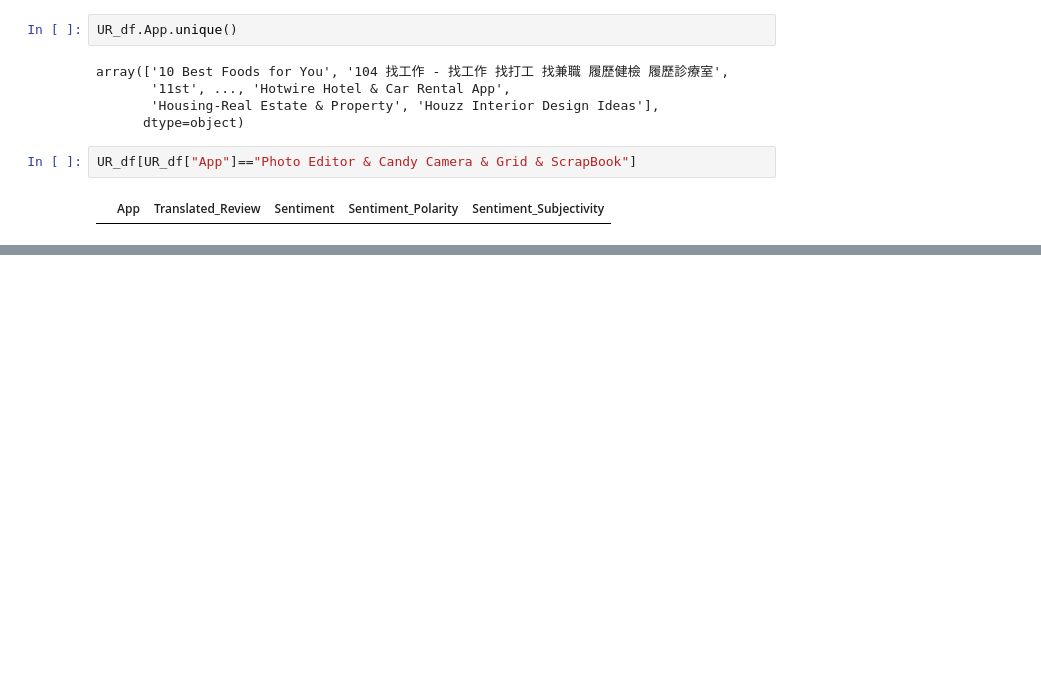
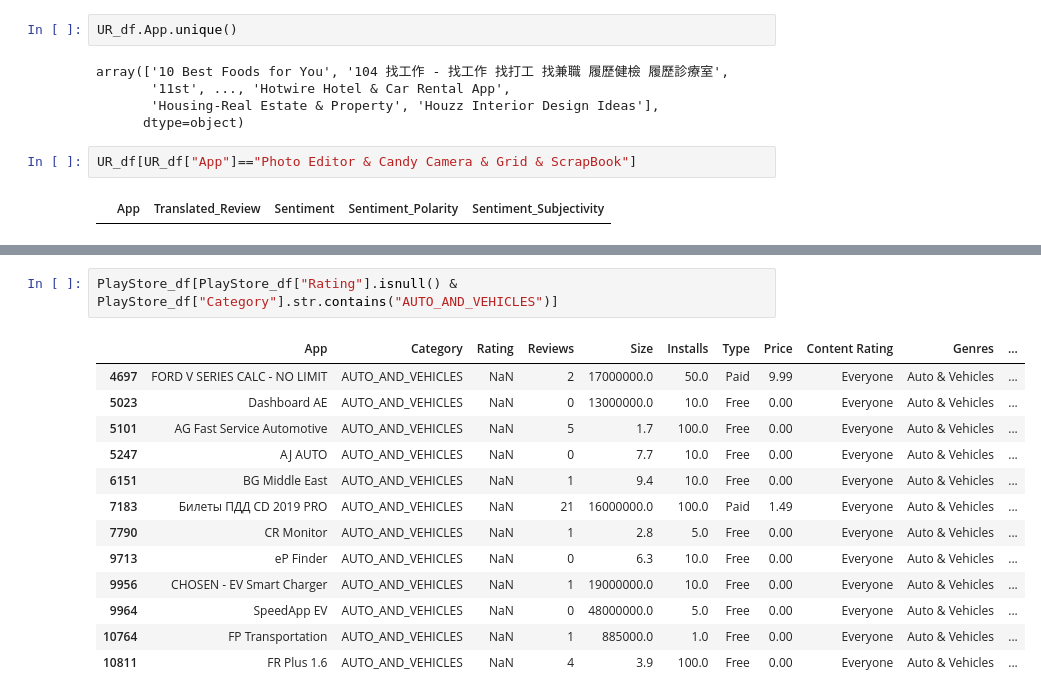
Before and after one commit to Amrutha123BS/Play-Store-App-Review-Analysis, a Jupyter notebook: Play_Store_App_Review_Analysis_Capstone_Project.ipynb, the cells around one changed output, grey strips where cells are left out. Drawn from its saved outputs; the diff is of its cells as text; blank space fills up the shorter version.

```diff
--- a/Play_Store_App_Review_Analysis_Capstone_Project.ipynb
+++ b/Play_Store_App_Review_Analysis_Capstone_Project.ipynb
@@ -727,0 +882,16 @@ PlayStore_df.tail()
+# %%
+PlayStore_df[PlayStore_df["Rating"].isnull() & PlayStore_df["Category"].str.contains("AUTO_AND_VEHICLES")]
+# %% [output]
+|  | App | Category | Rating | Reviews | Size | Installs | Type | Price | Content Rating | Genres | ... |
+| 4697 | FORD V SERIES CALC - NO LIMIT | AUTO_AND_VEHICLES | NaN | 2 | 17000000.0 | 50.0 | Paid | 9.99 | Everyone | Auto & Vehicles | ... |
+| 5023 | Dashboard AE | AUTO_AND_VEHICLES | NaN | 0 | 13000000.0 | 10.0 | Free | 0.00 | Everyone | Auto & Vehicles | ... |
+| 5101 | AG Fast Service Automotive | AUTO_AND_VEHICLES | NaN | 5 | 1.7 | 100.0 | Free | 0.00 | Everyone | Auto & Vehicles | ... |
+| 5247 | AJ AUTO | AUTO_AND_VEHICLES | NaN | 0 | 7.7 | 10.0 | Free | 0.00 | Everyone | Auto & Vehicles | ... |
+| 6151 | BG Middle East | AUTO_AND_VEHICLES | NaN | 1 | 9.4 | 10.0 | Free | 0.00 | Everyone | Auto & Vehicles | ... |
+| 7183 | Билеты ПДД CD 2019 PRO | AUTO_AND_VEHICLES | NaN | 21 | 16000000.0 | 100.0 | Paid | 1.49 | Everyone | Auto & Vehicles | ... |
+| 7790 | CR Monitor | AUTO_AND_VEHICLES | NaN | 1 | 2.8 | 5.0 | Free | 0.00 | Everyone | Auto & Vehicles | ... |
+| 9713 | eP Finder | AUTO_AND_VEHICLES | NaN | 0 | 6.3 | 10.0 | Free | 0.00 | Everyone | Auto & Vehicles | ... |
+| 9956 | CHOSEN - EV Smart Charger | AUTO_AND_VEHICLES | NaN | 1 | 19000000.0 | 10.0 | Free | 0.00 | Everyone | Auto & Vehicles | ... |
+| 9964 | SpeedApp EV | AUTO_AND_VEHICLES | NaN | 0 | 48000000.0 | 5.0 | Free | 0.00 | Everyone | Auto & Vehicles | ... |
+| 10764 | FP Transportation | AUTO_AND_VEHICLES | NaN | 1 | 885000.0 | 1.0 | Free | 0.00 | Everyone | Auto & Vehicles | ... |
+| 10811 | FR Plus 1.6 | AUTO_AND_VEHICLES | NaN | 4 | 3.9 | 100.0 | Free | 0.00 | Everyone | Auto & Vehicles | ... |
```
Also changed, not shown: parts of 22 cells of this notebook.
